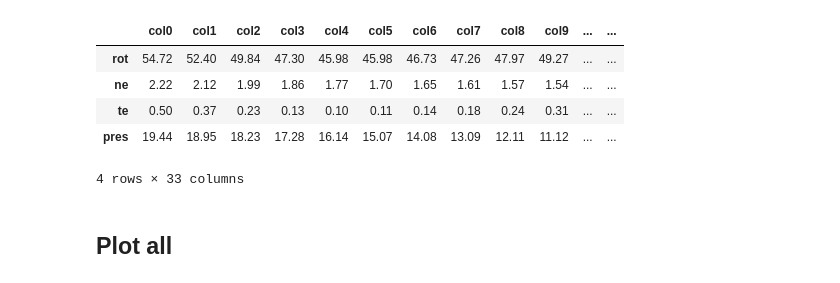
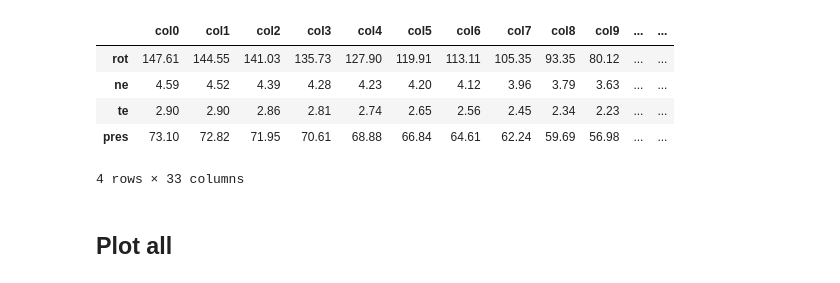
Before and after one commit to rohit-sonker/rl_prof_control_exp, a Jupyter notebook: load_targets.ipynb, the cells around one changed output. Saved outputs shown, nothing was run; the diff lists cells and outputs as text; code cells hidden in the pictures.

```diff
--- a/load_targets.ipynb
+++ b/load_targets.ipynb
@@ -16,22 +16,22 @@ def load_lp(path):
     df = pd.DataFrame(data, index=row_names, columns=cols)
     return df
 
-p = Path("jan_26_exp/final_lp_targets/T1.txt")
-df = load_lp(p)
+# p = Path("final_lp_targets/T1.txt")
+# df = load_lp(p)
 
 all_dfs = []
 for i in range(1,16):
-    p = Path(f"jan_26_exp/final_lp_targets/T{i}.txt")
+    p = Path(f"final_lp_targets/T{i}.txt")
     df = load_lp(p)
     all_dfs.append(df)
 # %%
-all_dfs[0]
+all_dfs[5]
 # %% [output]
 |  | col0 | col1 | col2 | col3 | col4 | col5 | col6 | col7 | col8 | col9 | ... | ... |
-| rot | 54.72 | 52.40 | 49.84 | 47.30 | 45.98 | 45.98 | 46.73 | 47.26 | 47.97 | 49.27 | ... | ... |
-| ne | 2.22 | 2.12 | 1.99 | 1.86 | 1.77 | 1.70 | 1.65 | 1.61 | 1.57 | 1.54 | ... | ... |
-| te | 0.50 | 0.37 | 0.23 | 0.13 | 0.10 | 0.11 | 0.14 | 0.18 | 0.24 | 0.31 | ... | ... |
-| pres | 19.44 | 18.95 | 18.23 | 17.28 | 16.14 | 15.07 | 14.08 | 13.09 | 12.11 | 11.12 | ... | ... |
+| rot | 147.61 | 144.55 | 141.03 | 135.73 | 127.90 | 119.91 | 113.11 | 105.35 | 93.35 | 80.12 | ... | ... |
+| ne | 4.59 | 4.52 | 4.39 | 4.28 | 4.23 | 4.20 | 4.12 | 3.96 | 3.79 | 3.63 | ... | ... |
+| te | 2.90 | 2.90 | 2.86 | 2.81 | 2.74 | 2.65 | 2.56 | 2.45 | 2.34 | 2.23 | ... | ... |
+| pres | 73.10 | 72.82 | 71.95 | 70.61 | 68.88 | 66.84 | 64.61 | 62.24 | 59.69 | 56.98 | ... | ... |
 4 rows × 33 columns
 # %% [markdown]
 ## Plot all
```
Also changed, not shown: 8 other files.
